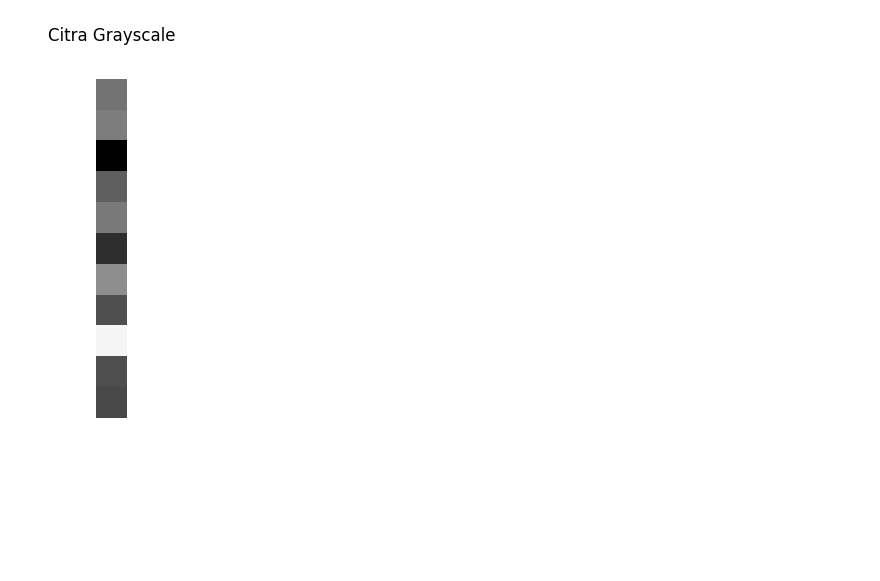
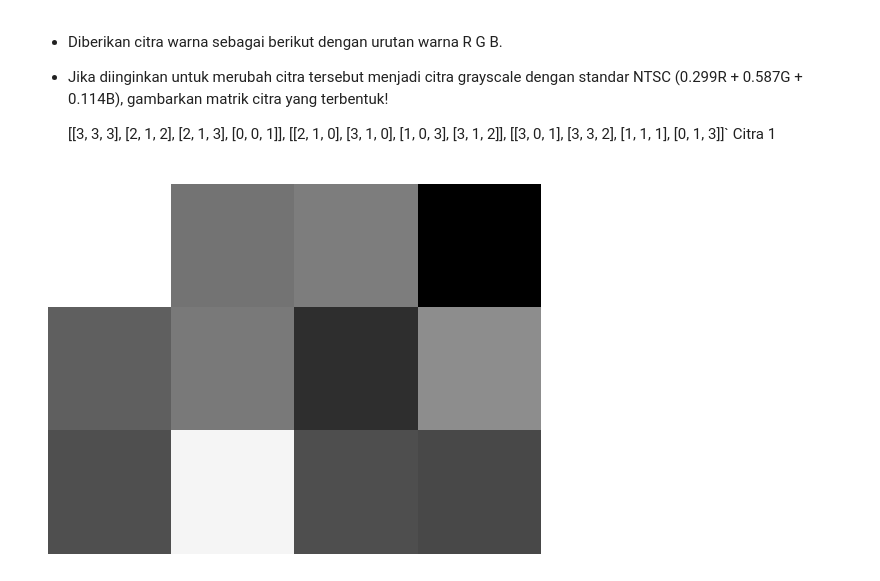
Before and after one commit to IasyaSholihin/Project_AmikomS2, a Jupyter notebook: Tugas_DS/Tugas_DS4.ipynb, the cells around one changed output. Saved outputs shown, nothing was run; the diff lists cells and outputs as text; code cells hidden in the pictures; blank space fills up the shorter version.

```diff
--- a/Tugas_DS/Tugas_DS4.ipynb
+++ b/Tugas_DS/Tugas_DS4.ipynb
@@ -22,22 +137,25 @@ Dimensi matriks gambar: (574, 600, 3)
+# %% [markdown]
+- Diberikan citra warna sebagai berikut dengan urutan warna R G B.
+- Jika diinginkan untuk merubah citra tersebut menjadi citra grayscale dengan standar NTSC (0.299R + 0.587G + 0.114B), gambarkan matrik citra yang terbentuk!
+
+
+    [[3, 3, 3], [2, 1, 2], [2, 1, 3], [0, 0, 1]],
+    [[2, 1, 0], [3, 1, 0], [1, 0, 3], [3, 1, 2]],
+    [[3, 0, 1], [3, 3, 2], [1, 1, 1], [0, 1, 3]]`
+                      Citra 1
 # %%
-import numpy as np
 import matplotlib.pyplot as plt
+#Mengubah citra ke dalam matriks array
+rgb_image = np.array([
+    [[3, 3, 3], [2, 1, 2], [2, 1, 3], [0, 0, 1]],
+    [[2, 1, 0], [3, 1, 0], [1, 0, 3], [3, 1, 2]],
+    [[3, 0, 1], [3, 3, 2], [1, 1, 1], [0, 1, 3]]
+])
 
-# Matriks citra
-citra1 = np.array([[3, 3, 3],[2, 1, 2],[2, 1, 3],[0, 0, 1],
-                   [2, 1, 0],[3, 1, 0],[1, 0, 3],[3, 1, 2],
-                   [3, 0, 1],[3, 3, 2],[1, 1, 1],[0, 1, 3]])
-
-# Konversi ke citra grayscale menggunakan standar NTSC
-gray_citra1 = 0.299 * citra1[:, 0] + 0.587 * citra1[:, 1] + 0.114 * citra1[:, 2]
-
-# Ubah bentuk matriks menjadi gambar
-gray_image = gray_citra1.reshape((len(citra1), 1))
-
-# Gambarkan matriks citra grayscale
+#Merubah citra menjadi grayscale dengan standar NTSC (0.299R + 0.587G + 0.114B)
+gray_image = np.dot(rgb_image[..., :3], [0.299, 0.587, 0.114])
 plt.imshow(gray_image, cmap='gray')
 plt.axis('off')
-plt.title('Citra Grayscale')
 plt.show()
 # %% [output]
-[figure, old version]
+[figure, new version]
```
Also changed, not shown: parts of 28 cells of this notebook.
